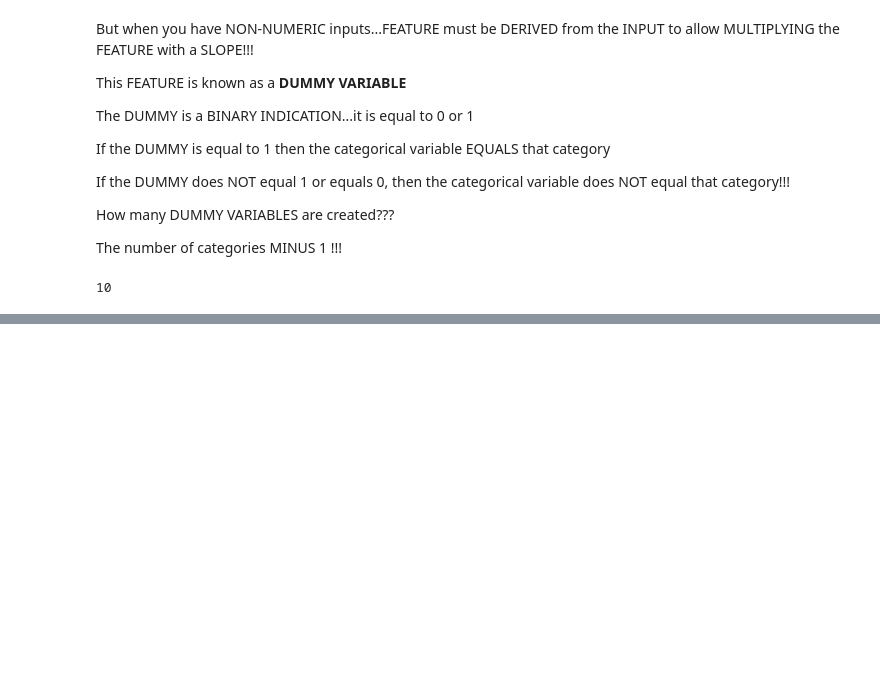
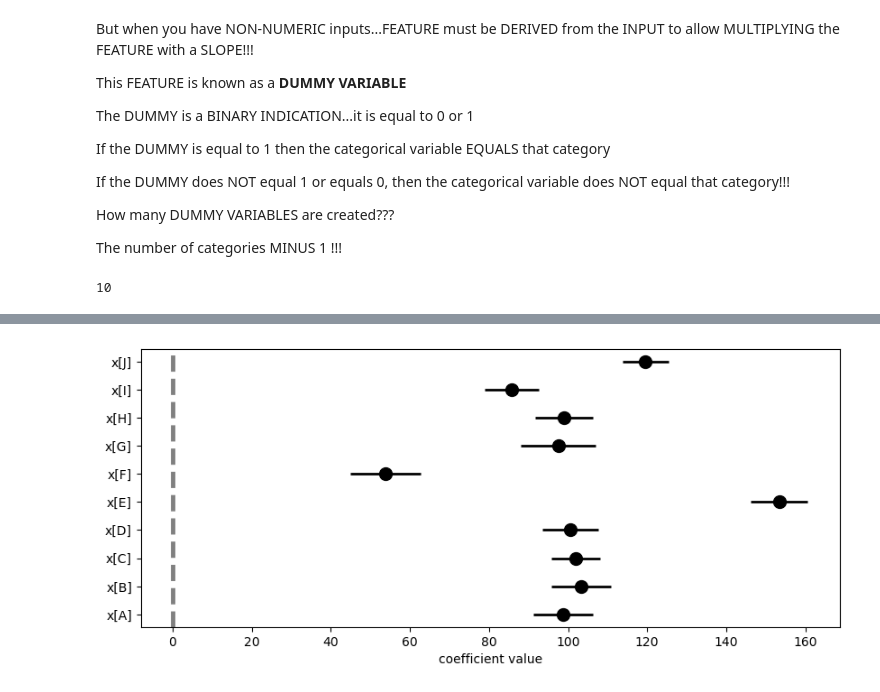
Before and after one commit to johnskpaulxqe/data-science, a Jupyter notebook: courses/CMPINF2100/publish/compinf2100_project/week_11/week_11_features_categorical.ipynb, the cells around one changed output, grey strips where cells are left out. Saved outputs shown, nothing was run; the diff lists cells and outputs as text; code cells hidden in the pictures; blank space fills up the shorter version.

```diff
--- a/courses/CMPINF2100/publish/compinf2100_project/week_11/week_11_features_categorical.ipynb
+++ b/courses/CMPINF2100/publish/compinf2100_project/week_11/week_11_features_categorical.ipynb
@@ -141,0 +337,2 @@ df.x.nunique()
+# %%
+fit_b = smf.ols(formula='y ~ x - 1', data=df).fit()
@@ -141,0 +401,4 @@ df.x.nunique()
+# %%
+my_coefplot( fit_b)
+# %% [output]
+[figure, added]
```
Also changed, not shown: parts of 36 cells of this notebook, 2 other files.
